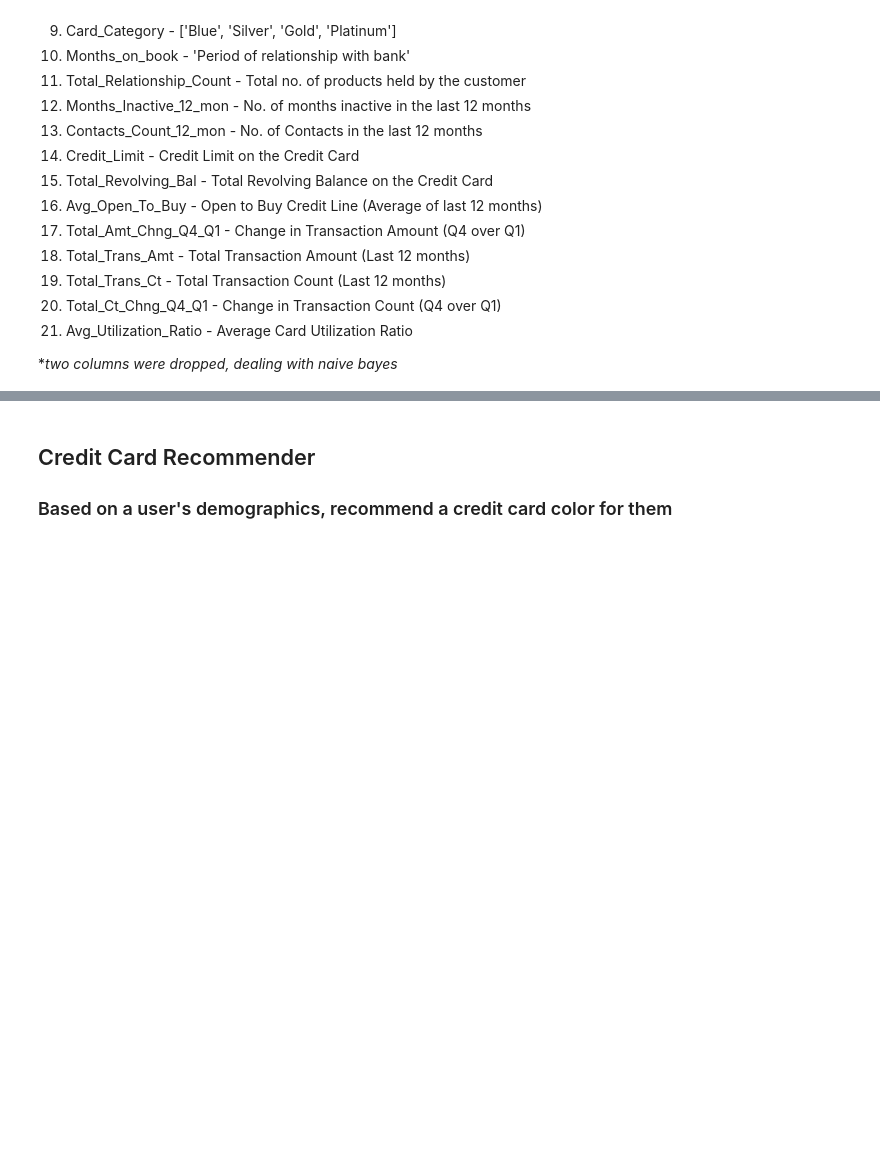
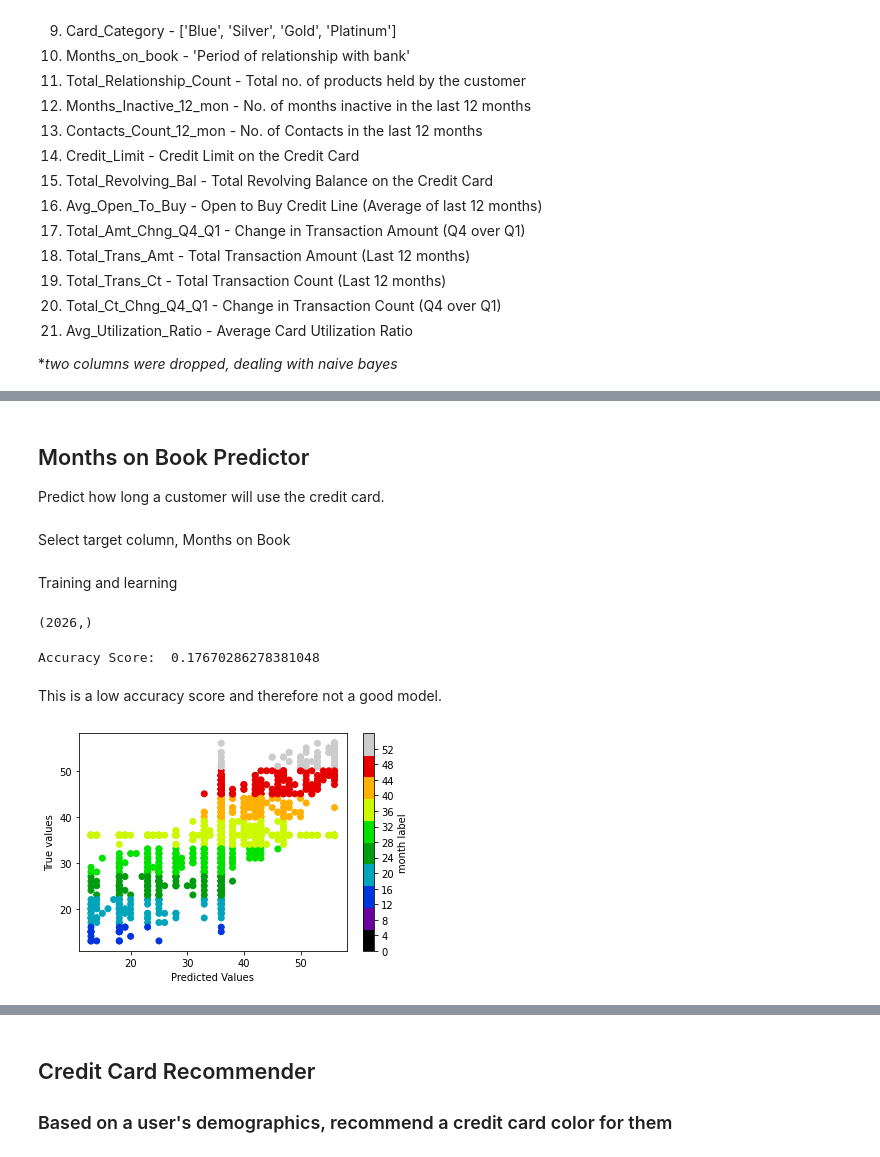
Before and after one commit to frankie-g1/Machine-Learning-Credit-Card-Churning-Predictor, a Jupyter notebook: FinalProject.ipynb, the cells around one changed output, grey strips where cells are left out. Saved outputs shown, nothing was run; the diff lists cells and outputs as text; code cells hidden in the pictures; blank space fills up the shorter version.

```diff
--- a/FinalProject.ipynb
+++ b/FinalProject.ipynb
@@ -69,0 +207,38 @@ Our data contains 21 columns:
+# %% [markdown]
+## Months on Book Predictor
+Predict how long a customer will use the credit card.
+# %%
+x = x.drop(['Months_on_book'], axis=1)
+# %% [markdown]
+Select target column, Months on Book
+# %%
+target = data['Months_on_book']
+# %% [markdown]
+Training and learning
+# %%
+from sklearn.model_selection import train_test_split
+X_train, X_test, y_train, y_test = train_test_split(x, target, test_size=0.2, random_state=1)
+
+from sklearn.naive_bayes import GaussianNB
+model = GaussianNB()
+model.fit(X_train, y_train)
+y_model = model.predict(X_test)
+y_model.shape
+# %% [output]
+(2026,)
+# %%
+from sklearn.metrics import accuracy_score
+print('Accuracy Score: ', accuracy_score(y_test, y_model))
+# %% [output]
+Accuracy Score:  0.17670286278381048
+# %% [markdown]
+This is a low accuracy score and therefore not a good model.
+# %%
+plt.scatter(y_model, y_test, c=y_test, cmap=plt.cm.get_cmap('nipy_spectral',10))
+plt.colorbar(label='month label', ticks=range(0,56, 4))
+plt.clim(0, 56)
+plt.xlabel('Predicted Values')
+plt.ylabel('True values')
+plt.savefig('Months_on_book scatter.png', dpi=300)
+# %% [output]
+[figure, added]
```
Also changed, not shown: parts of 46 cells of this notebook.
